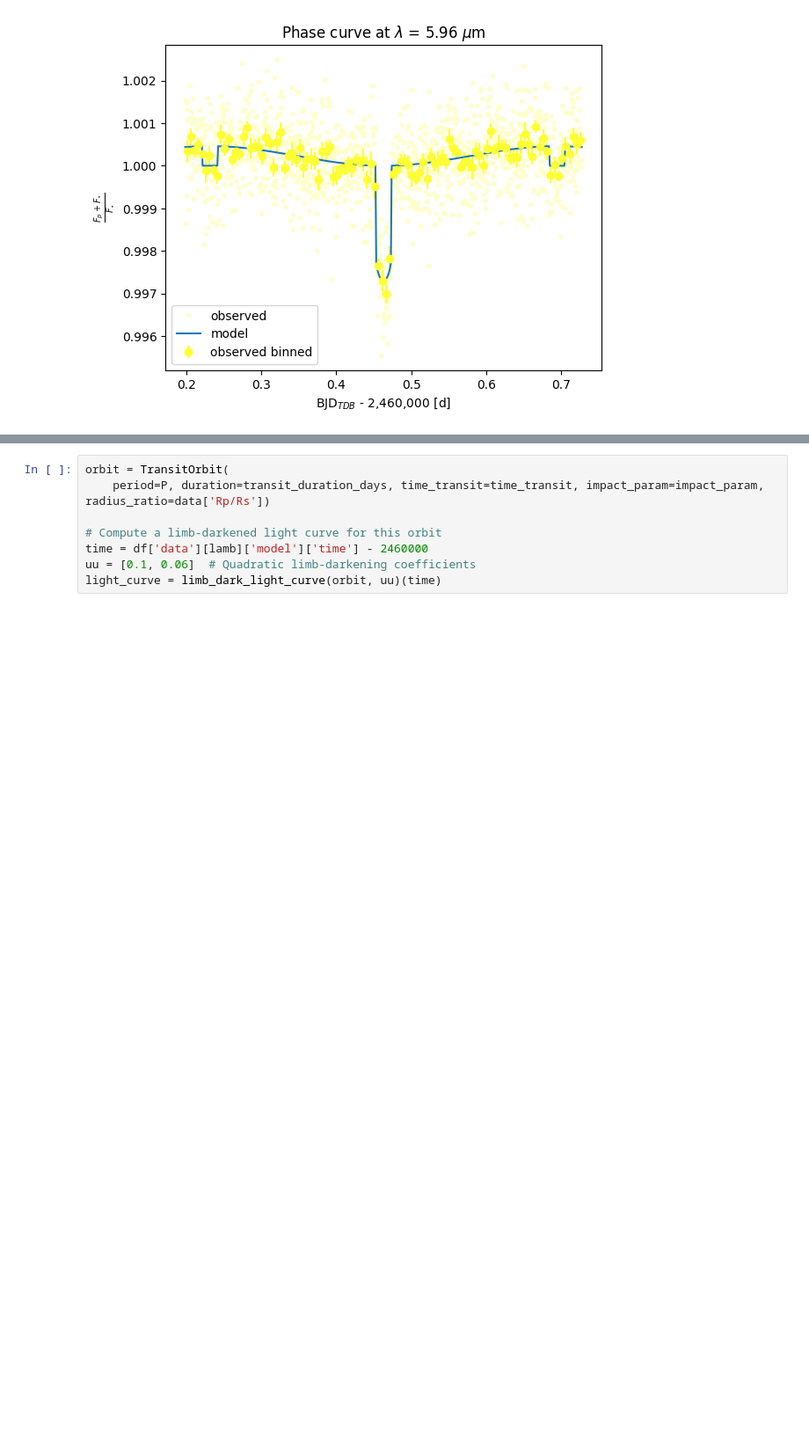
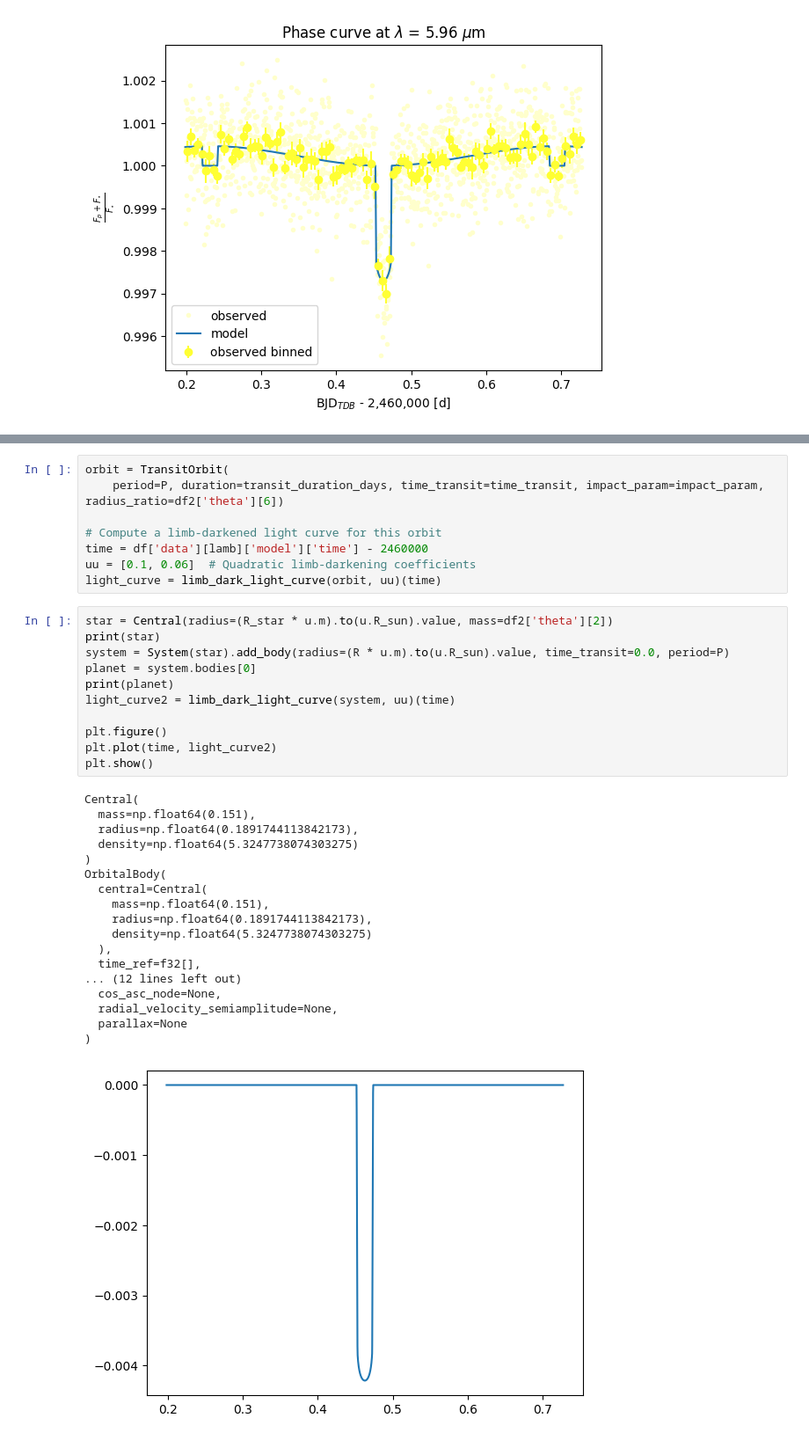
Before and after one commit to olwenrering/M2-LIU-Elsa, a Jupyter notebook: test_clean.ipynb, the cells around one changed output, grey strips where cells are left out. Shown at 88% size. Drawn from its saved outputs; the diff is of its cells as text; blank space fills up the shorter version.

```diff
--- a/test_clean.ipynb
+++ b/test_clean.ipynb
@@ -102,11 +187,41 @@ print(R/R_star)
 # %%
 orbit = TransitOrbit(
-    period=P, duration=transit_duration_days, time_transit=time_transit, impact_param=impact_param, radius_ratio=data['Rp/Rs'])
+    period=P, duration=transit_duration_days, time_transit=time_transit, impact_param=impact_param, radius_ratio=df2['theta'][6])
 
 # Compute a limb-darkened light curve for this orbit
 time = df['data'][lamb]['model']['time'] - 2460000
 uu = [0.1, 0.06]  # Quadratic limb-darkening coefficients
 light_curve = limb_dark_light_curve(orbit, uu)(time)
+# %%
+star = Central(radius=(R_star * u.m).to(u.R_sun).value, mass=df2['theta'][2])
+print(star)
+system = System(star).add_body(radius=(R * u.m).to(u.R_sun).value, time_transit=0.0, period=P)
+planet = system.bodies[0]
+print(planet)
+light_curve2 = limb_dark_light_curve(system, uu)(time)
+
+plt.figure()
+plt.plot(time, light_curve2)
+plt.show()
+# %% [output]
+Central(
+  mass=np.float64(0.151),
+  radius=np.float64(0.1891744113842173),
+  density=np.float64(5.3247738074303275)
+)
+OrbitalBody(
+  central=Central(
+    mass=np.float64(0.151),
+    radius=np.float64(0.1891744113842173),
+    density=np.float64(5.3247738074303275)
+  ),
+  time_ref=f32[],
+... (12 lines left out)
+  cos_asc_node=None,
+  radial_velocity_semiamplitude=None,
+  parallax=None
+)
+[figure, added]
 # %%
 lamb = 5.96
 model_time = df['data'][lamb]['model']['time'] - 2460000
```
Also changed, not shown: parts of 10 cells of this notebook, 9 other files.
